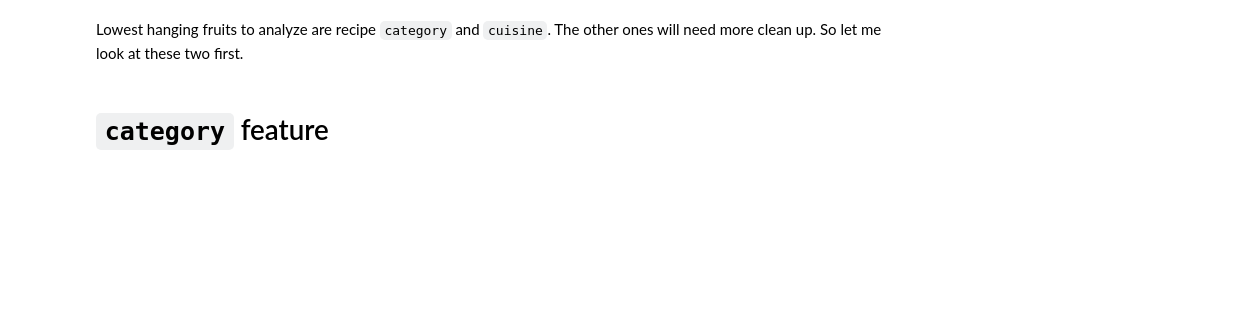
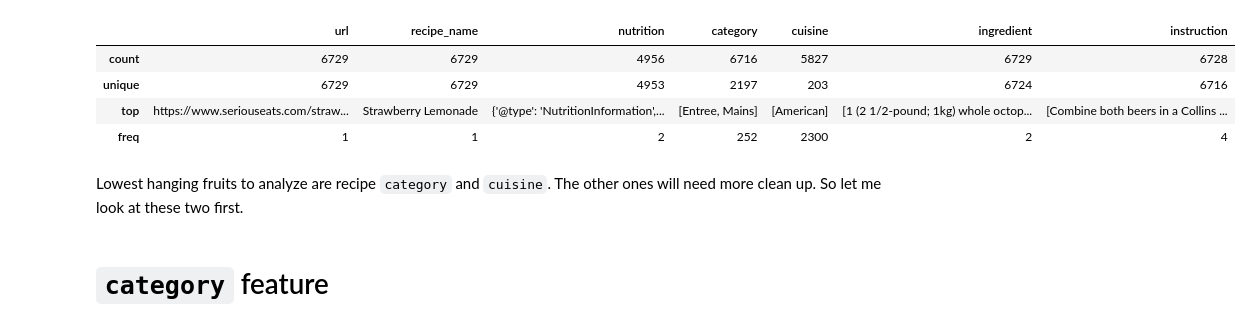
Before and after one commit to clintonlau/TOMT, a Jupyter notebook: explore/serious_eats_eda.ipynb, the cells around one changed output. Saved outputs shown, nothing was run; the diff lists cells and outputs as text; code cells hidden in the pictures; blank space fills up the shorter version.

```diff
--- a/explore/serious_eats_eda.ipynb
+++ b/explore/serious_eats_eda.ipynb
@@ -19,3 +61,12 @@ se_df.shape
+# %%
+se_df = se_df.drop_duplicates(subset=['recipe_name'], ignore_index=True)
+se_df.describe()
+# %% [output]
+|  | url | recipe_name | nutrition | category | cuisine | ingredient | instruction |
+| count | 6729 | 6729 | 4956 | 6716 | 5827 | 6729 | 6728 |
+| unique | 6729 | 6729 | 4953 | 2197 | 203 | 6724 | 6716 |
+| top | https://www.seriouseats.com/straw... | Strawberry Lemonade | {'@type': 'NutritionInformation',... | [Entree, Mains] | [American] | [1 (2 1/2-pound; 1kg) whole octop... | [Combine both beers in a Collins ... |
+| freq | 1 | 1 | 2 | 252 | 2300 | 2 | 4 |
 # %% [markdown]
 Lowest hanging fruits to analyze are recipe `category` and `cuisine`. The other ones will need more clean up. So let me look at these two first.
 # %% [markdown]
```
Also changed, not shown: parts of 17 cells of this notebook.
